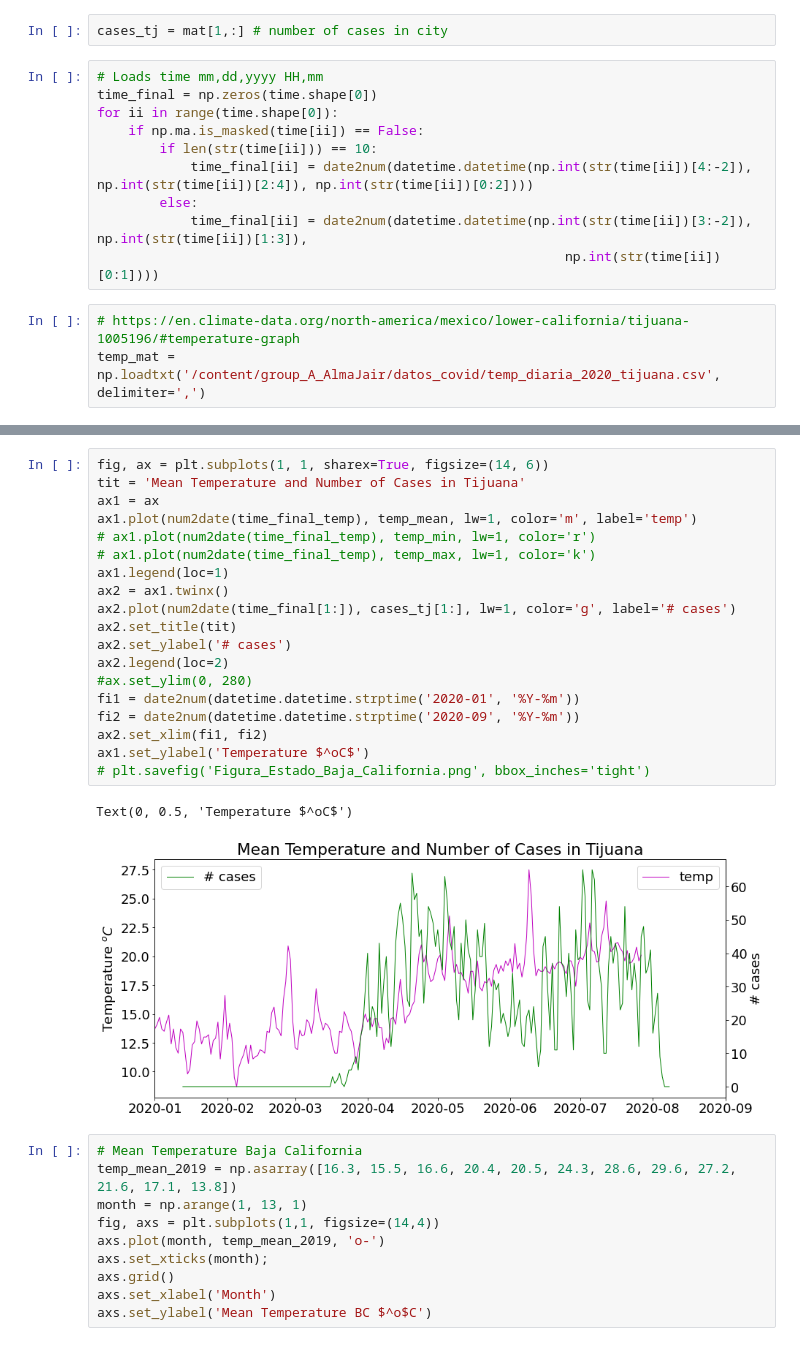
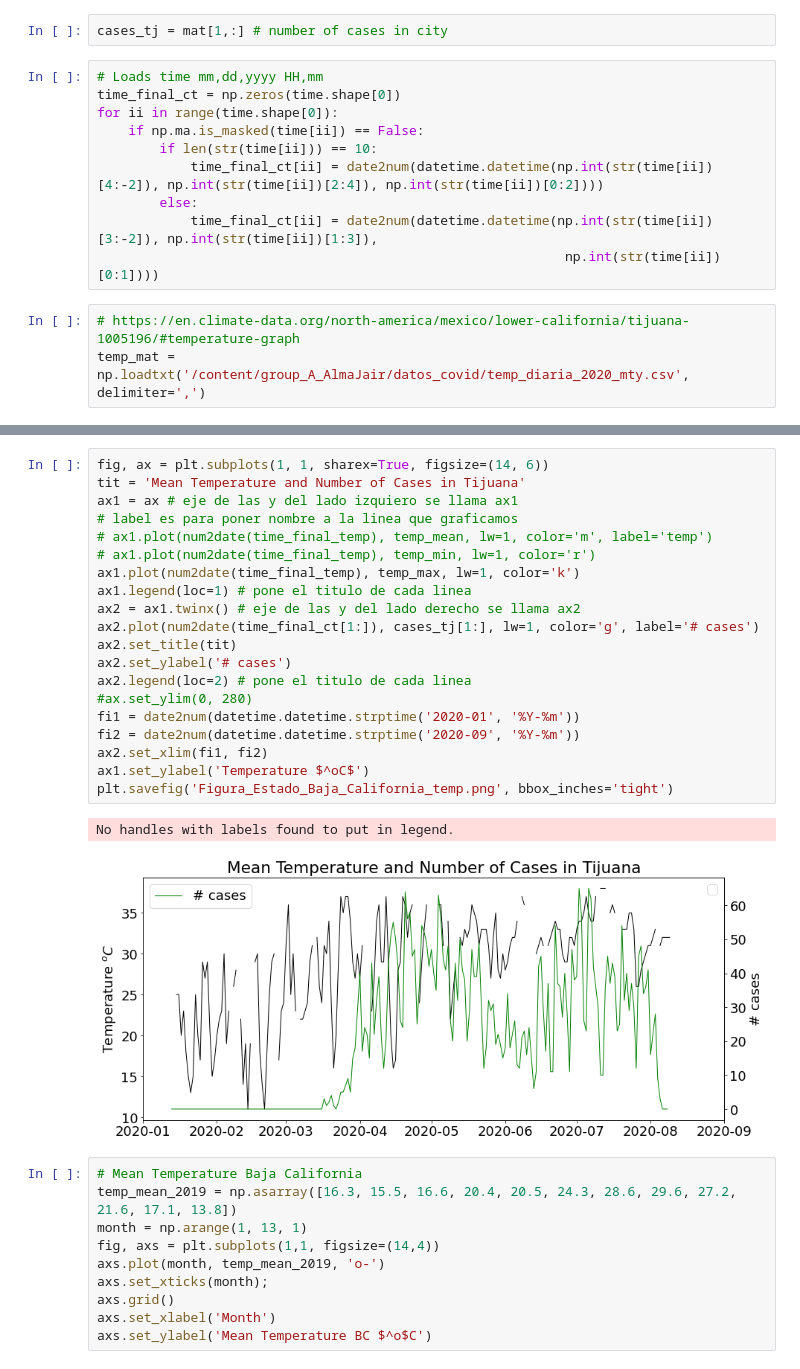
Before and after one commit to marthavelez861/challege2020, a Jupyter notebook: plot_covid_cases_temp.ipynb, the cells around one changed output, grey strips where cells are left out. Saved outputs shown, nothing was run; the diff lists cells and outputs as text.

```diff
--- a/plot_covid_cases_temp.ipynb
+++ b/plot_covid_cases_temp.ipynb
@@ -96,14 +105,14 @@ str(mat[0,0]) # dia , mes y año
 cases_tj = mat[1,:] # number of cases in city
 # %%
 # Loads time mm,dd,yyyy HH,mm
-time_final = np.zeros(time.shape[0])
+time_final_ct = np.zeros(time.shape[0])
 for ii in range(time.shape[0]):
     if np.ma.is_masked(time[ii]) == False:
         if len(str(time[ii])) == 10:
-            time_final[ii] = date2num(datetime.datetime(np.int(str(time[ii])[4:-2]), np.int(str(time[ii])[2:4]), np.int(str(time[ii])[0:2])))
+            time_final_ct[ii] = date2num(datetime.datetime(np.int(str(time[ii])[4:-2]), np.int(str(time[ii])[2:4]), np.int(str(time[ii])[0:2])))
         else:
-            time_final[ii] = date2num(datetime.datetime(np.int(str(time[ii])[3:-2]), np.int(str(time[ii])[1:3]),
+            time_final_ct[ii] = date2num(datetime.datetime(np.int(str(time[ii])[3:-2]), np.int(str(time[ii])[1:3]),
                                                             np.int(str(time[ii])[0:1])))
 # %%
 # https://en.climate-data.org/north-america/mexico/lower-california/tijuana-1005196/#temperature-graph
-temp_mat = np.loadtxt('/content/group_A_AlmaJair/datos_covid/temp_diaria_2020_tijuana.csv', delimiter=',')
+temp_mat = np.loadtxt('/content/group_A_AlmaJair/datos_covid/temp_diaria_2020_mty.csv', delimiter=',')
@@ -122,25 +131,26 @@ for ii in range(year.shape[0]):
 # %%
 fig, ax = plt.subplots(1, 1, sharex=True, figsize=(14, 6))
 tit = 'Mean Temperature and Number of Cases in Tijuana'
-ax1 = ax
-ax1.plot(num2date(time_final_temp), temp_mean, lw=1, color='m', label='temp')
+ax1 = ax # eje de las y del lado izquiero se llama ax1
+# label es para poner nombre a la linea que graficamos
+# ax1.plot(num2date(time_final_temp), temp_mean, lw=1, color='m', label='temp')
 # ax1.plot(num2date(time_final_temp), temp_min, lw=1, color='r')
-# ax1.plot(num2date(time_final_temp), temp_max, lw=1, color='k')
-ax1.legend(loc=1)
-ax2 = ax1.twinx()
-ax2.plot(num2date(time_final[1:]), cases_tj[1:], lw=1, color='g', label='# cases')
+ax1.plot(num2date(time_final_temp), temp_max, lw=1, color='k')
+ax1.legend(loc=1) # pone el titulo de cada linea
+ax2 = ax1.twinx() # eje de las y del lado derecho se llama ax2
+ax2.plot(num2date(time_final_ct[1:]), cases_tj[1:], lw=1, color='g', label='# cases')
 ax2.set_title(tit)
 ax2.set_ylabel('# cases')
-ax2.legend(loc=2)
+ax2.legend(loc=2) # pone el titulo de cada linea
 #ax.set_ylim(0, 280)
 fi1 = date2num(datetime.datetime.strptime('2020-01', '%Y-%m'))
 fi2 = date2num(datetime.datetime.strptime('2020-09', '%Y-%m'))
 ax2.set_xlim(fi1, fi2)
 ax1.set_ylabel('Temperature $^oC$')
-# plt.savefig('Figura_Estado_Baja_California.png', bbox_inches='tight')
+plt.savefig('Figura_Estado_Baja_California_temp.png', bbox_inches='tight')
 # %% [output]
-Text(0, 0.5, 'Temperature $^oC$')
+No handles with labels found to put in legend.
-[figure, old version]
+[figure, new version]
 # %%
 # Mean Temperature Baja California
 temp_mean_2019 = np.asarray([16.3, 15.5, 16.6, 20.4, 20.5, 24.3, 28.6, 29.6, 27.2, 21.6, 17.1, 13.8])
```
Also changed, not shown: parts of 16 cells of this notebook.
